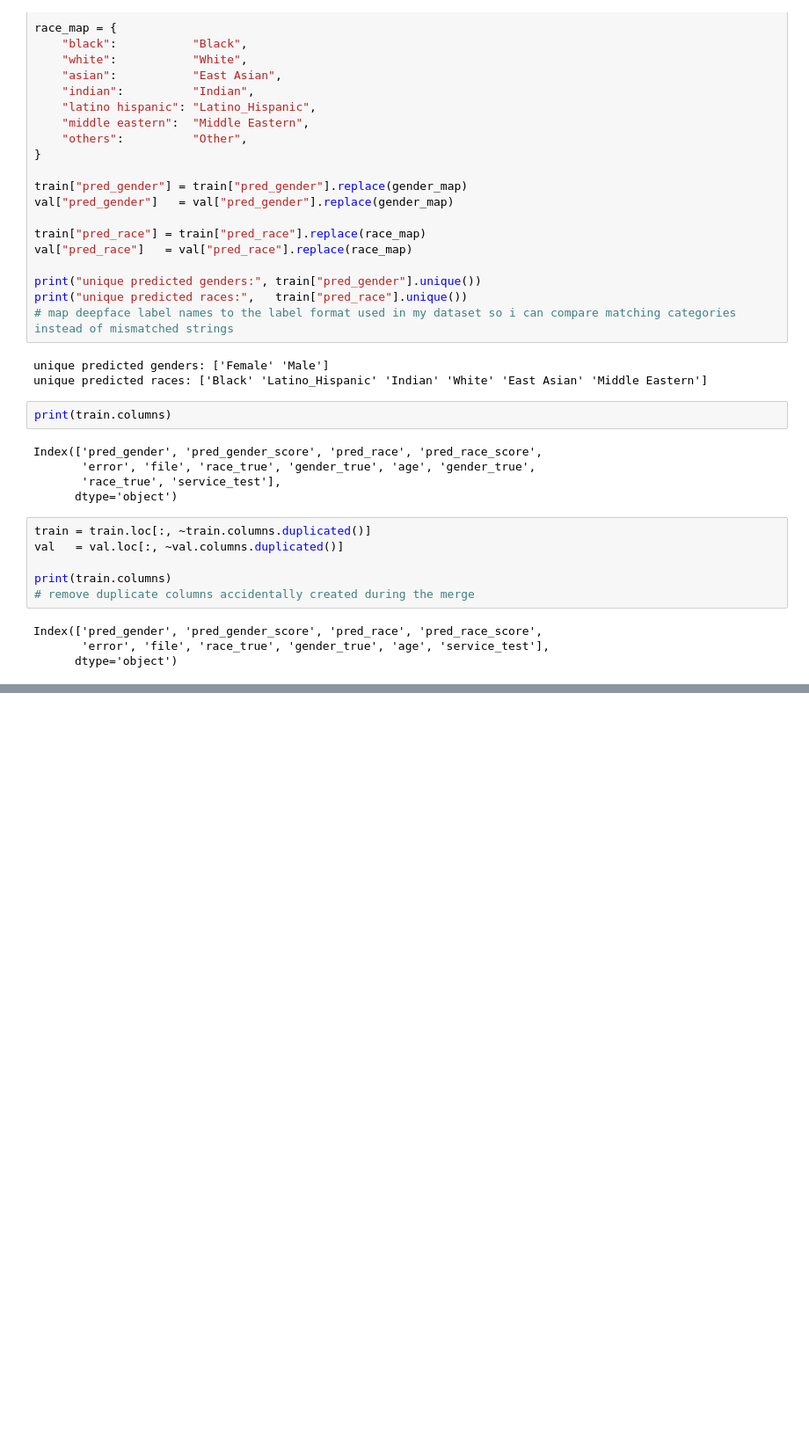
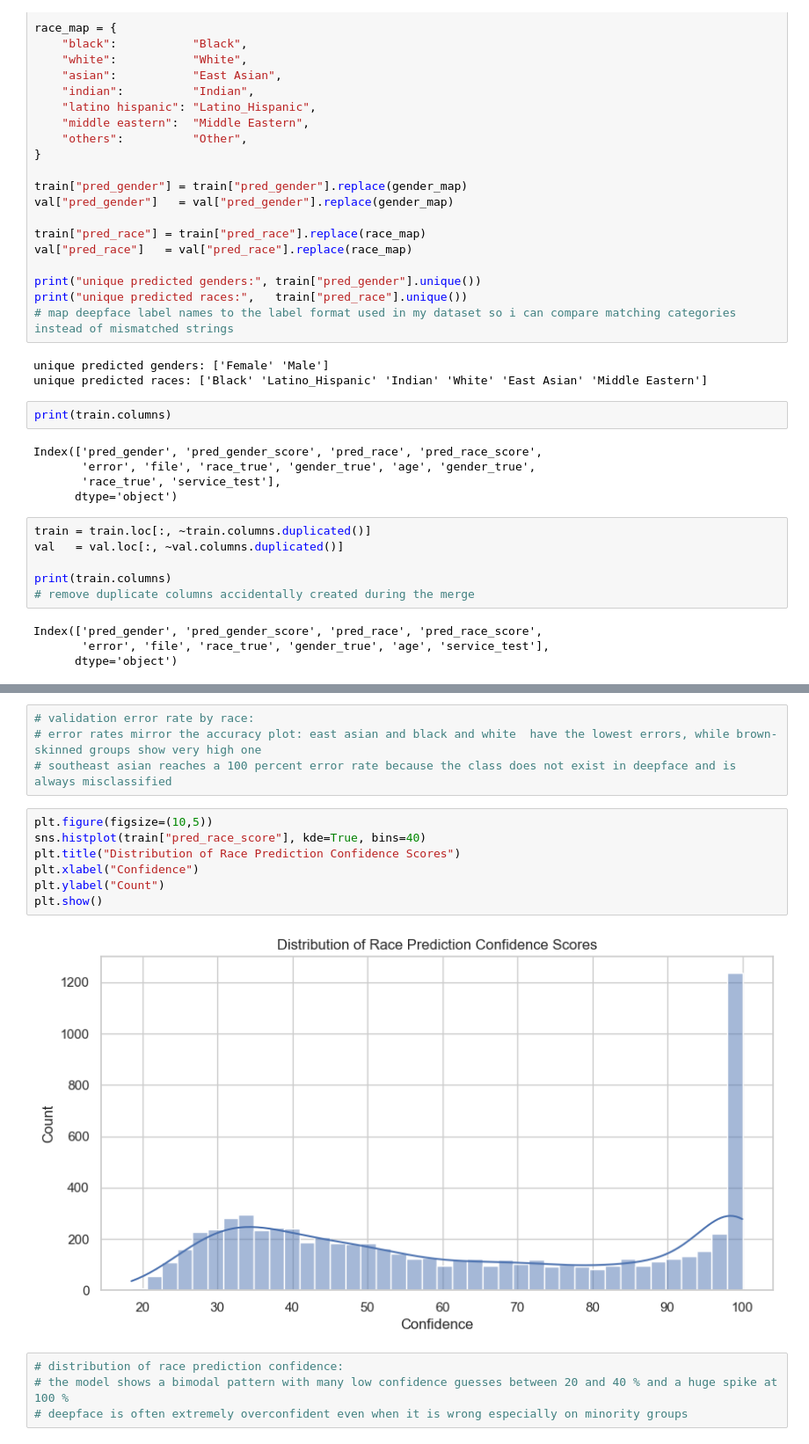
Before and after one commit to leobideau/capestone-fairness-audit, a Jupyter notebook: notebooks/03_baseline_evaluation.ipynb, the cells around one changed output, grey strips where cells are left out. Shown: that part at 88% size. Cells and saved outputs as stored; diff of their text form; blank space fills up the shorter version.

```diff
--- a/notebooks/03_baseline_evaluation.ipynb
+++ b/notebooks/03_baseline_evaluation.ipynb
@@ -107,0 +249,17 @@ train.head()
+# %%
+# validation error rate by race:
+# error rates mirror the accuracy plot: east asian and black and white  have the lowest errors, while brown-skinned groups show very high one
+# southeast asian reaches a 100 percent error rate because the class does not exist in deepface and is always misclassified
+# %%
+plt.figure(figsize=(10,5))
+sns.histplot(train["pred_race_score"], kde=True, bins=40)
+plt.title("Distribution of Race Prediction Confidence Scores")
+plt.xlabel("Confidence")
+plt.ylabel("Count")
+plt.show()
+# %% [output]
+[figure, added]
+# %%
+# distribution of race prediction confidence:
+# the model shows a bimodal pattern with many low confidence guesses between 20 and 40 % and a huge spike at 100 %
+# deepface is often extremely overconfident even when it is wrong especially on minority groups
```
Also changed, not shown: parts of 12 cells of this notebook.
